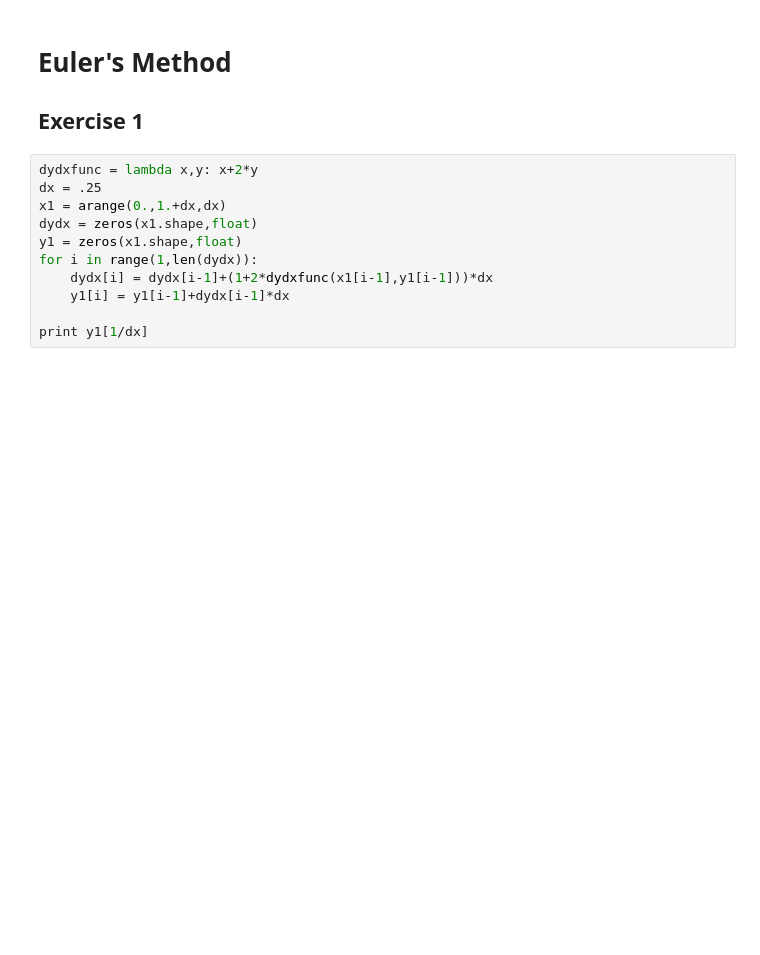
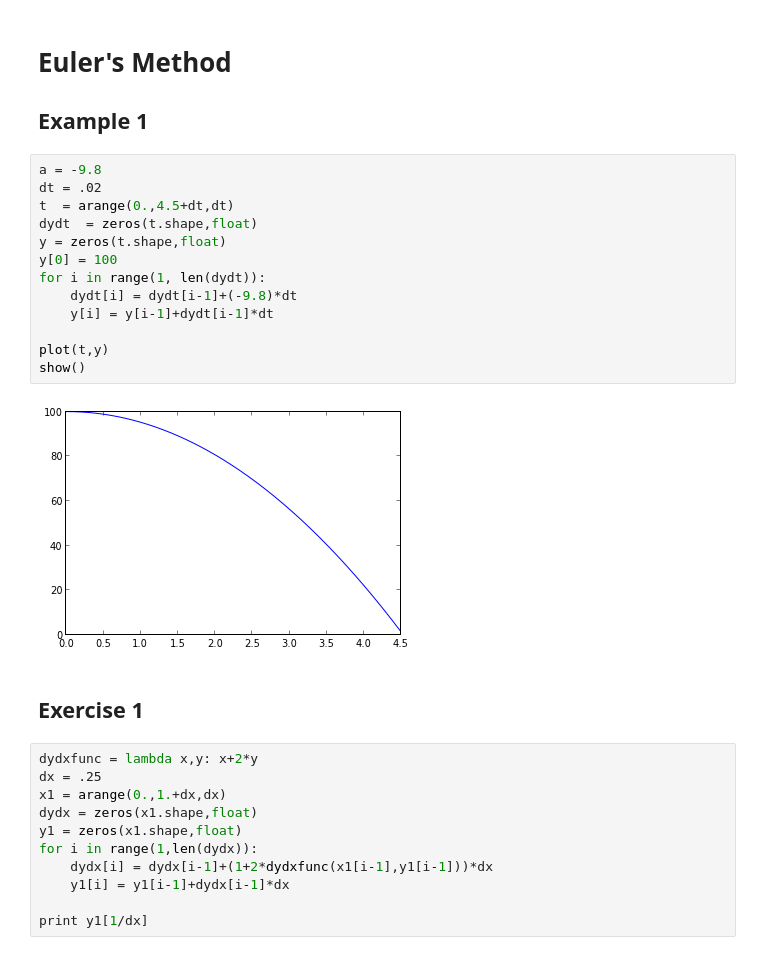
Before and after one commit to jeziegle/PHYS202-S13, a Jupyter notebook: Week7/ThursNotesEulerMethods.ipynb, the cells around one changed output. Drawn from its saved outputs; the diff is of its cells as text; blank space fills up the shorter version.

```diff
--- a/Week7/ThursNotesEulerMethods.ipynb
+++ b/Week7/ThursNotesEulerMethods.ipynb
@@ -1,8 +1,26 @@
 # %% [markdown]
 Euler's Method
 =
-Exercise 1
+Example 1
 -
+# %%
+a = -9.8
+dt = .02
+t  = arange(0.,4.5+dt,dt)
+dydt  = zeros(t.shape,float)
+y = zeros(t.shape,float)
+y[0] = 100
+for i in range(1, len(dydt)):
+    dydt[i] = dydt[i-1]+(-9.8)*dt
+    y[i] = y[i-1]+dydt[i-1]*dt
+
+plot(t,y)
+show()
+# %% [output]
+[figure, added]
+# %% [markdown]
+Exercise 1
+-
 # %%
 dydxfunc = lambda x,y: x+2*y
 dx = .25
```
Also changed, not shown: parts of 1 cell of this notebook, 2 other files.
